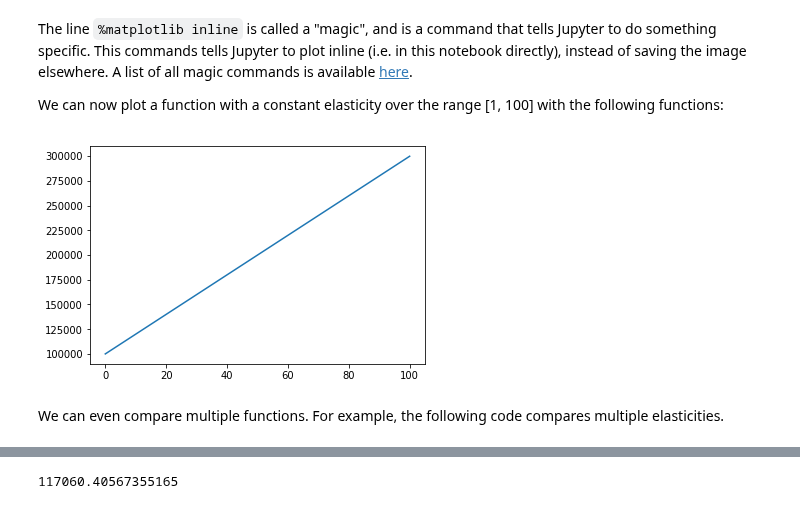
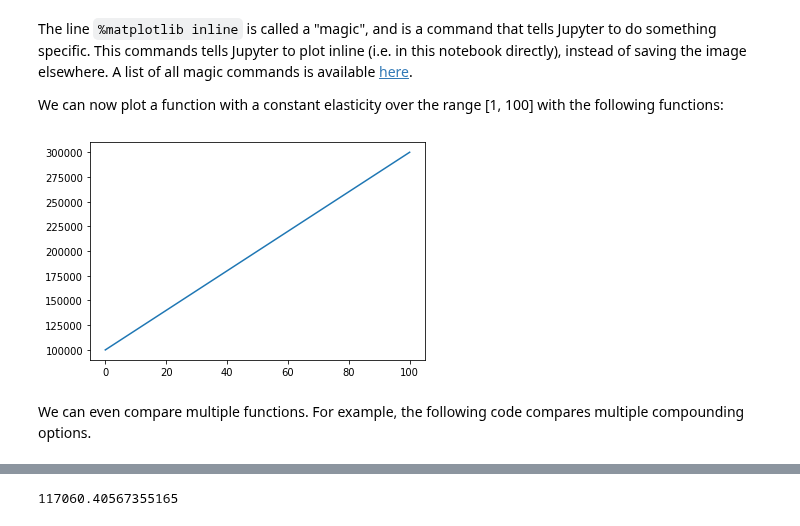
Before and after one commit to CBravoR/AdvancedAnalyticsLabs, a Jupyter notebook: notebooks/python/Lab_3_Bond_Pricing.ipynb, the cells around one changed output, grey strips where cells are left out. Cells and saved outputs as stored; diff of their text form; code cells hidden in the pictures.

```diff
--- a/notebooks/python/Lab_3_Bond_Pricing.ipynb
+++ b/notebooks/python/Lab_3_Bond_Pricing.ipynb
@@ -170,14 +173,14 @@
 
 We can now plot a function with a constant elasticity over the range [1, 100] with the following functions:
 # %%
-Nseries = np.arange(0, 100, 0.05) # Calculates evenly spaced points in the interval 1 to 100.
+Nseries = np.arange(0, 100.01, 0.05) # Calculates evenly spaced points in the interval 1 to 100.
 
 plt.plot(Nseries, bond_pay_simple_interest(100000, N = Nseries)) # Applies the vector p to the d_const_elast function using elast = 1
 plt.show()
 # %% [output]
-[figure, old version]
+[figure, new version]
 # %% [markdown]
-We can even compare multiple functions. For example, the following code compares multiple elasticities.
+We can even compare multiple functions. For example, the following code compares multiple compounding options.
 # %%
 # Each call to plt.plot generates a new part of the plot.
 plt.plot(Nseries, bond_pay_simple_interest(100000, N = Nseries))
```
Also changed, not shown: parts of 23 cells of this notebook.
